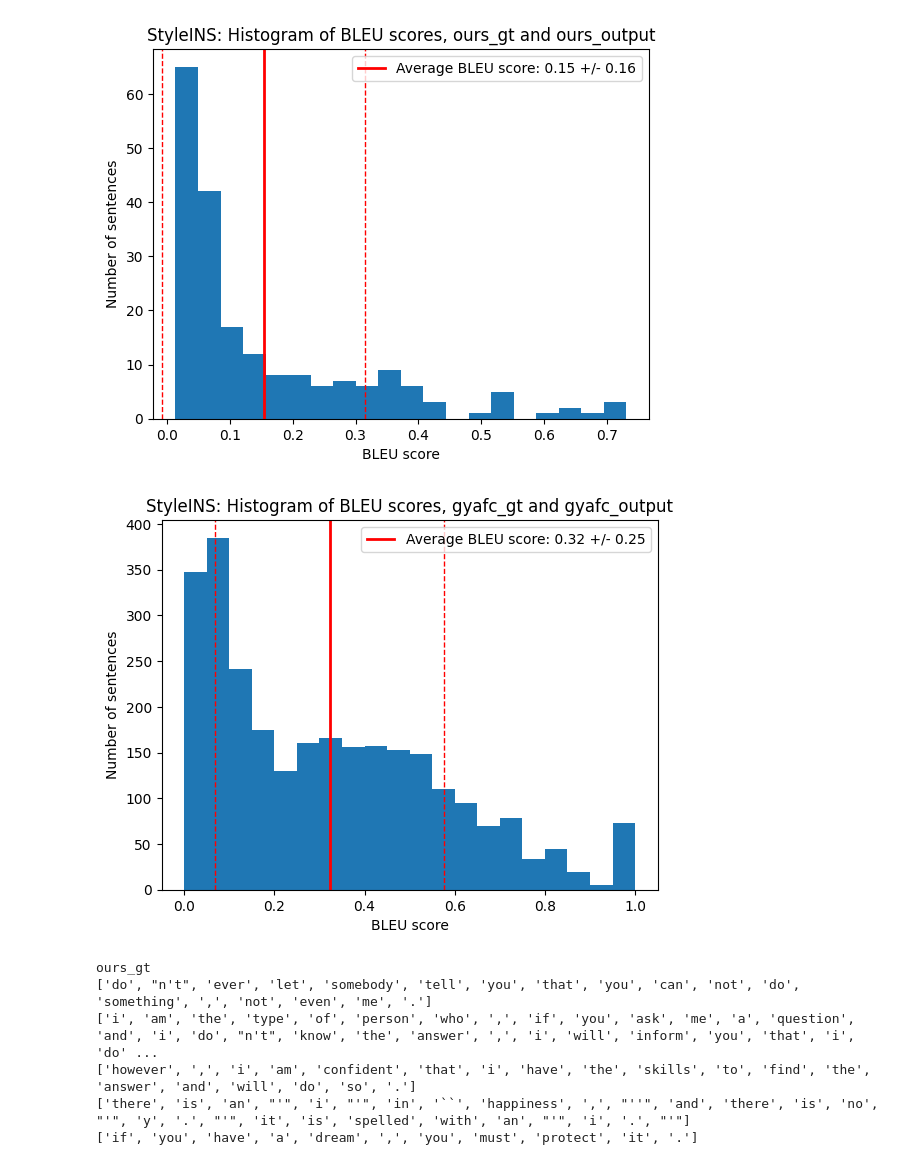
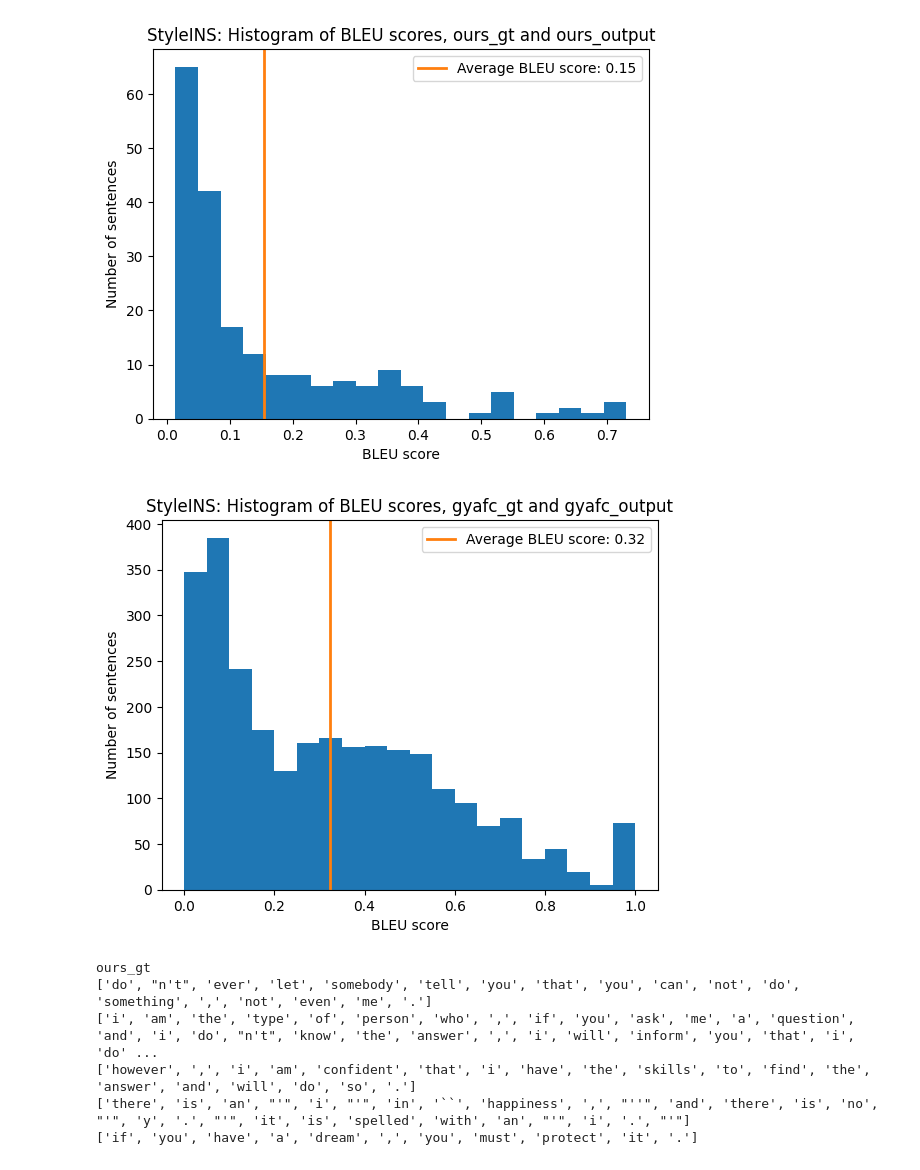
Before and after one commit to AlekseiZhuravlev/Assignments-MSc, a Jupyter notebook: Intro_to_NLP/Project/compute_bleu.ipynb, the cells around one changed output. Cells and saved outputs as stored; diff of their text form; code cells hidden in the pictures.

```diff
--- a/Intro_to_NLP/Project/compute_bleu.ipynb
+++ b/Intro_to_NLP/Project/compute_bleu.ipynb
@@ -1,6 +5,6 @@
 # %%
 import nltk
-# nltk.download('punkt')
+nltk.download('punkt')
 from nltk.tokenize import word_tokenize
 
 
@@ -26,10 +30,10 @@ def read_data(file_path):
     return lines
 
 styleins_data = {
-    'ours_gt': 'StyleINS/ours_formal.txt',
-    'ours_output': 'StyleINS/ours_to1.txt',
-    'gyafc_gt': 'StyleINS/gyafc_test_formal.txt',
-    'gyafc_output': 'StyleINS/gyafc_to1.txt',
+    'ours_gt': 'Assignments-MSc/Intro_to_NLP/Project/StyleINS/ours_formal.txt',
+    'ours_output': 'Assignments-MSc/Intro_to_NLP/Project/StyleINS/ours_to1.txt',
+    'gyafc_gt': 'Assignments-MSc/Intro_to_NLP/Project/StyleINS/gyafc_test_formal.txt',
+    'gyafc_output': 'Assignments-MSc/Intro_to_NLP/Project/StyleINS/gyafc_to1.txt',
 }
 
 # read data
@@ -71,39 +77,41 @@ def calculate_bleu(data, ref_key, hyp_key, title):
         sentence_bleu(
             [ref],
             hyp,
             smoothing_function=SmoothingFunction().method1
         ) for ref, hyp in zip(data[ref_key], data[hyp_key])]
 
     # compute average bleu score
     avg_bleu_score = sum(bleu_scores) / len(bleu_scores)
     std_bleu_score = (sum([(score - avg_bleu_score) ** 2 for score in bleu_scores]) / len(bleu_scores)) ** 0.5
 
     # plot a histogram of bleu scores
     import matplotlib.pyplot as plt
 
     plt.hist(bleu_scores, bins=20)
     plt.xlabel('BLEU score')
     plt.ylabel('Number of sentences')
     plt.title(f'{title}: Histogram of BLEU scores, {ref_key} and {hyp_key}')
 
     # draw vertical lines for average and median bleu scores with standard deviation
-    plt.axvline(avg_bleu_score, color='r', linestyle='solid', linewidth=2)
+    plt.axvline(avg_bleu_score, color=prop_cycle.by_key()['color'][1], linestyle='solid', linewidth=2)
 
-    plt.axvline(avg_bleu_score + std_bleu_score, color='r', linestyle='dashed', linewidth=1)
-    plt.axvline(avg_bleu_score - std_bleu_score, color='r', linestyle='dashed', linewidth=1)
+    # plt.axvline(avg_bleu_score + std_bleu_score, color='r', linestyle='dashed', linewidth=1)
+    # plt.axvline(avg_bleu_score - std_bleu_score, color='r', linestyle='dashed', linewidth=1)
 
     plt.legend([
-        f'Average BLEU score: {avg_bleu_score:.2f} +/- {std_bleu_score:.2f}'
+        f'Average BLEU score: {avg_bleu_score:.2f}'# +/- {std_bleu_score:.2f}'
     ])
-    plt.savefig(f'plots/{title}_{ref_key}_{hyp_key}.png')
+    plt.savefig(f'Assignments-MSc/Intro_to_NLP/Project/plots/{title}_{ref_key}_{hyp_key}.png')
     plt.show()
 
     return bleu_scores
 
+prop_cycle = plt.rcParams['axes.prop_cycle']
+
 syleins_bleu_ours = calculate_bleu(styleins_data, 'ours_gt', 'ours_output', 'StyleINS')
 syleins_bleu_gyafc = calculate_bleu(styleins_data, 'gyafc_gt', 'gyafc_output', 'StyleINS')
 # %% [output]
-[figure, old version]
+[figure, new version]
-[figure, old version]
+[figure, new version]
 # %%
 thank_you_bart_data = {
```
Also changed, not shown: parts of 8 cells of this notebook, 3 other files.
